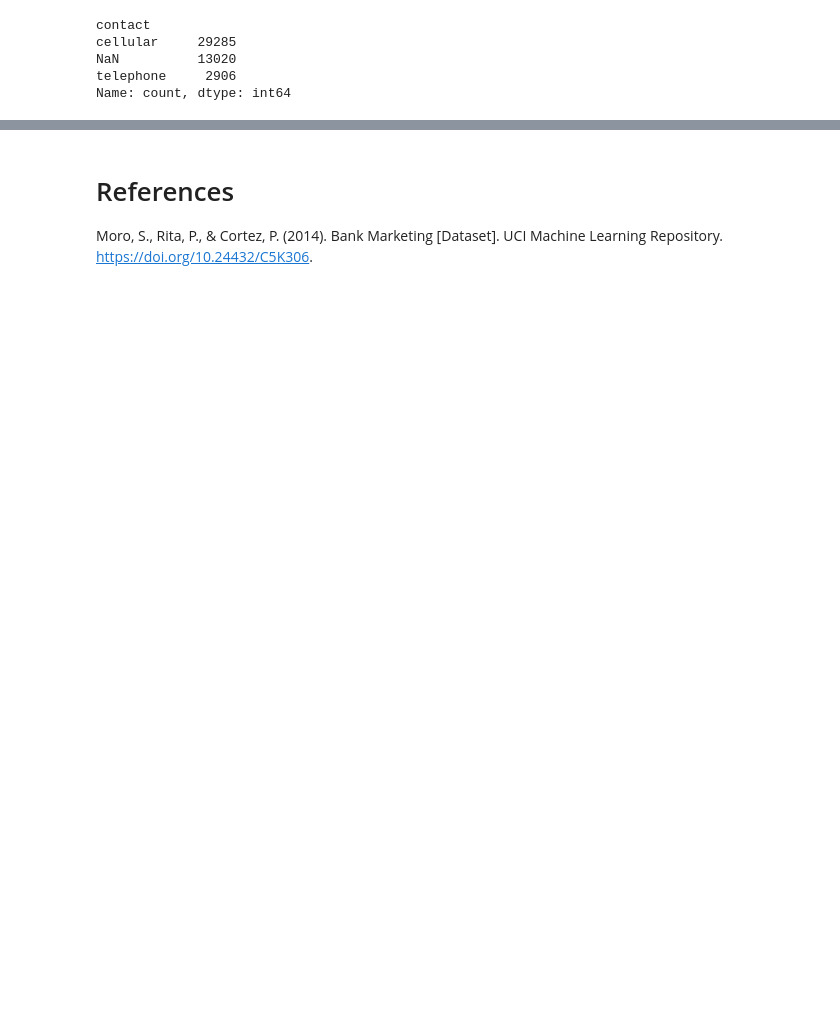
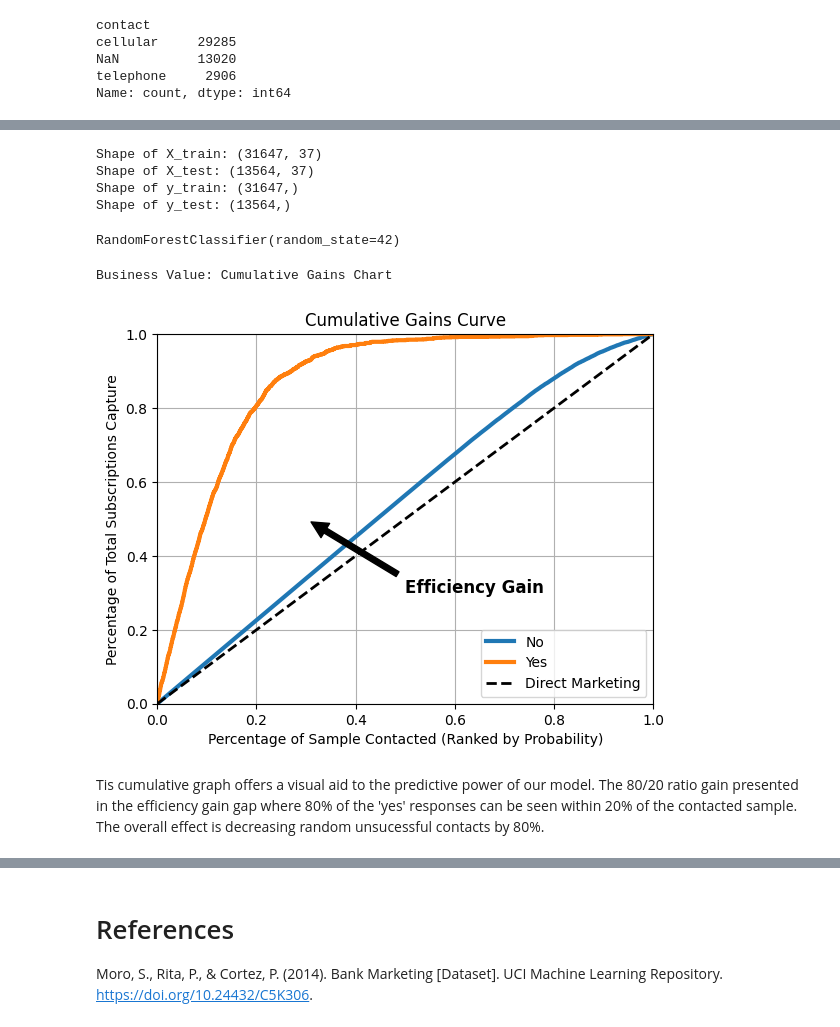
Before and after one commit to josuesandoval-beep/Final-Project-Bank-Marketing, a Jupyter notebook: Final_Project_Bank_Marketing.ipynb, the cells around one changed output, grey strips where cells are left out. Cells and saved outputs as stored; diff of their text form; code cells hidden in the pictures; blank space fills up the shorter version.

```diff
--- a/Final_Project_Bank_Marketing.ipynb
+++ b/Final_Project_Bank_Marketing.ipynb
@@ -397,0 +316,68 @@ weighted avg       1.00      1.00      1.00     11303
+# %%
+from sklearn.model_selection import train_test_split
+
+# Separate features (X_df) and target (y_df) from the dataframe
+X_df = bankdata_encoded.drop('y', axis=1)
+y_df = bankdata_encoded['y']
+
+# Split the data into training and testing sets
+X_train, X_test, y_train, y_test = train_test_split(X_df, y_df, test_size=0.3, random_state=42, stratify=y_df)
+
+print(f"Shape of X_train: {X_train.shape}")
+print(f"Shape of X_test: {X_test.shape}")
+print(f"Shape of y_train: {y_train.shape}")
+print(f"Shape of y_test: {y_test.shape}")
+# %% [output]
+Shape of X_train: (31647, 37)
+Shape of X_test: (13564, 37)
+Shape of y_train: (31647,)
+Shape of y_test: (13564,)
+# %%
+from sklearn.ensemble import RandomForestClassifier
+
+# Define and train a RandomForestClassifier
+rf_model = RandomForestClassifier(random_state=42)
+rf_model.fit(X_train, y_train)
+# %% [output]
+RandomForestClassifier(random_state=42)
+# %%
+!pip install scikit-plot > /dev/null
+
+import matplotlib.pyplot as plt
+import numpy as np
+import scipy
+scipy.interp = np.interp
+
+import scikitplot as skplt
+from sklearn.metrics import roc_curve, auc
+
+# predict probabilities
+y_prob = rf_model.predict_proba(X_test)
+# plot cumulative gains
+ax = skplt.metrics.plot_cumulative_gain(y_test, y_prob)
+
+# Customize legend labels
+handles, current_labels = ax.get_legend_handles_labels()
+label_map = {
+    'Class 1': 'Yes',
+    'Class 0': 'No',
+    'Baseline': 'Direct Marketing'
+}
+new_labels = [label_map.get(label, label) for label in current_labels]
+ax.legend(handles, new_labels, loc='lower right') # Update legend
+
+plt.xlabel('Percentage of Sample Contacted (Ranked by Probability)')
+plt.ylabel('Percentage of Total Subscriptions Capture')
+print(f'Business Value: Cumulative Gains Chart')
+
+ # Add an arrow and a text box pointing to the gap
+plt.annotate('Efficiency Gain',
+             xy=(0.3, 0.5), xytext=(0.5, 0.3),
+             arrowprops=dict(facecolor='black', shrink=0.05),
+             fontsize=12, fontweight='bold')
+plt.show()
+# %% [output]
+Business Value: Cumulative Gains Chart
+[figure, added]
+# %% [markdown]
+Tis cumulative graph offers a visual aid to the predictive power of our model. The 80/20 ratio gain presented in the efficiency gain gap where 80% of the 'yes' responses can be seen within 20% of the contacted sample. The overall effect is decreasing random unsucessful contacts by 80%.
```
Also changed, not shown: parts of 22 cells of this notebook.
